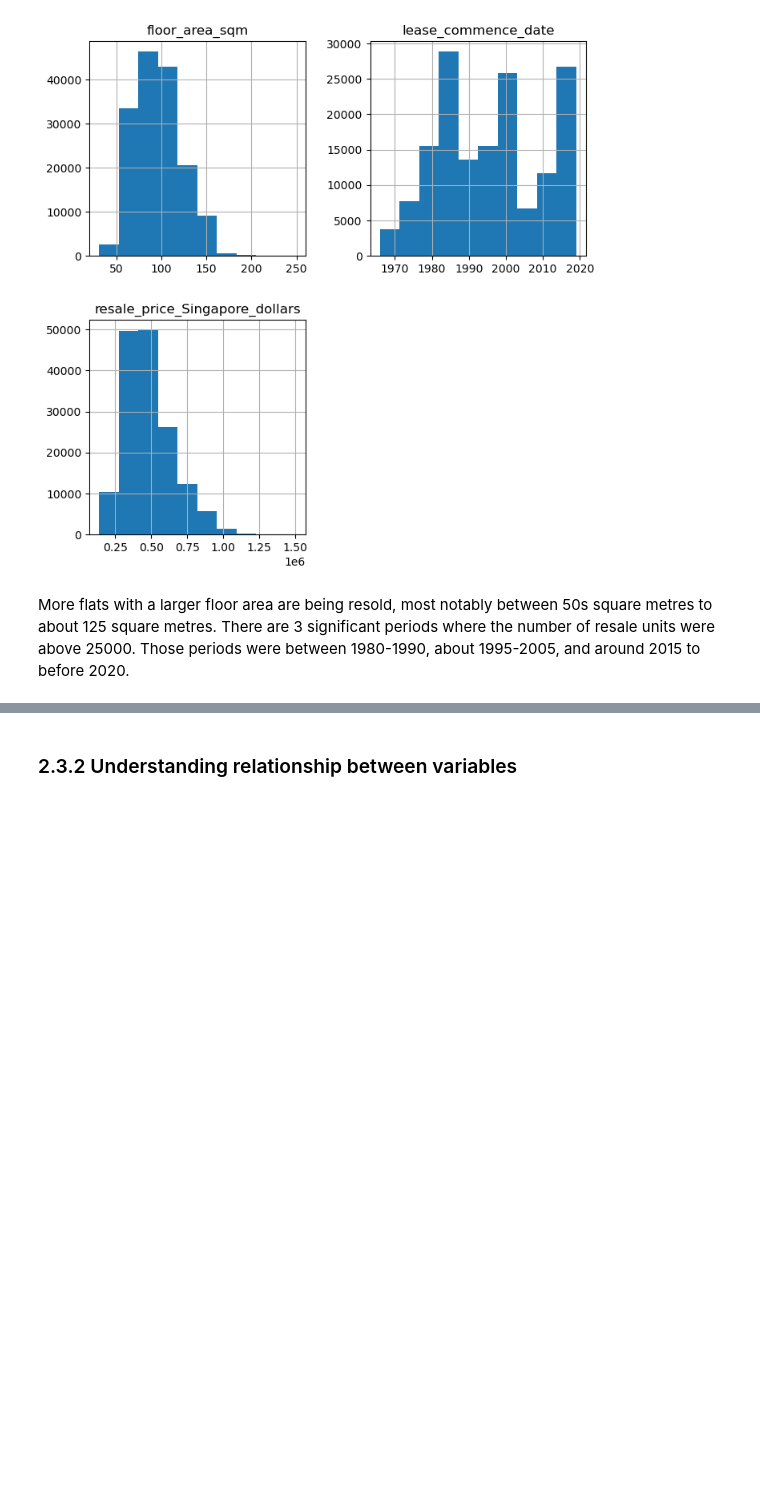
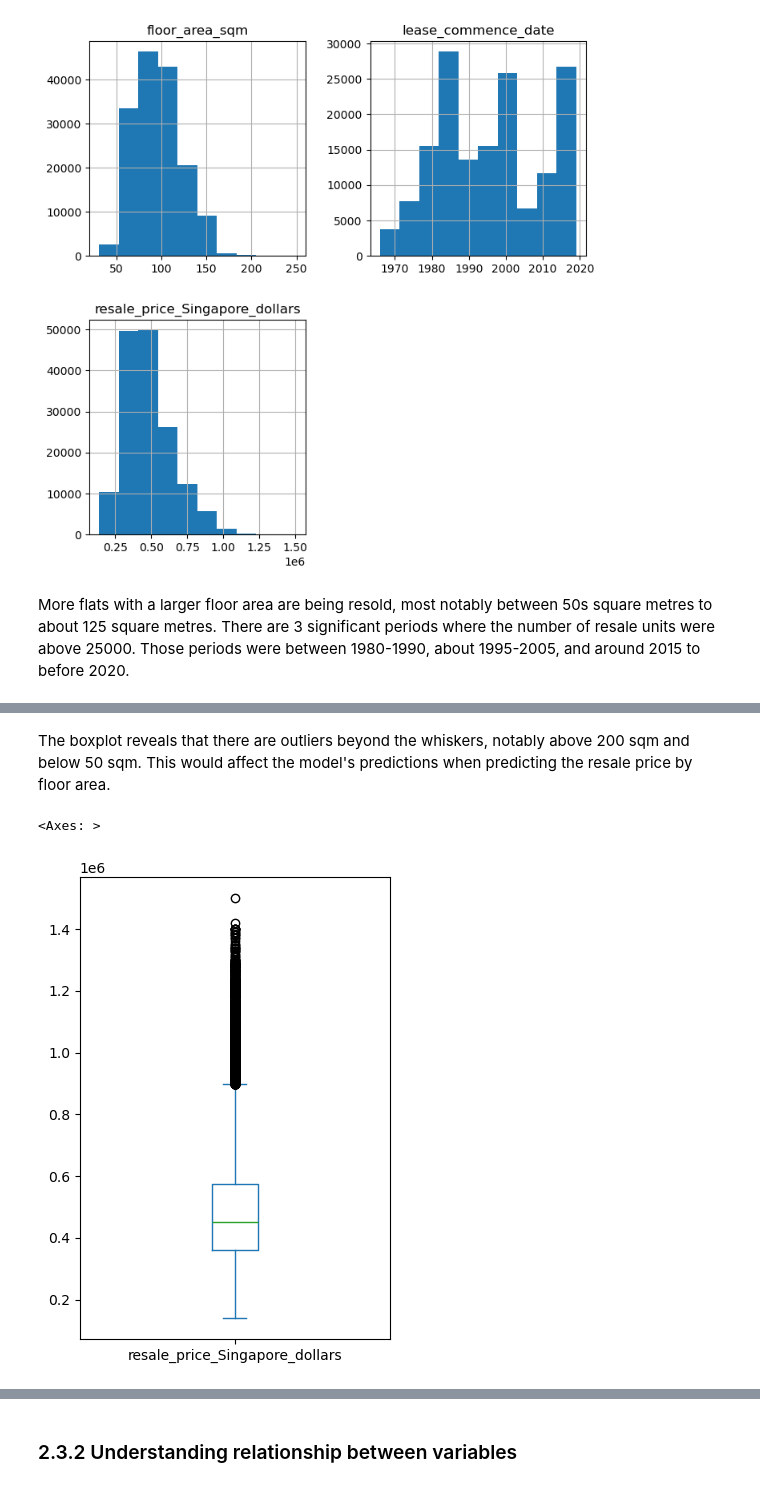
Before and after one commit to gesvda/mldp-project, a Jupyter notebook: MLDP Program Codes Submission Template.ipynb, the cells around one changed output, grey strips where cells are left out. Saved outputs shown, nothing was run; the diff lists cells and outputs as text; code cells hidden in the pictures; blank space fills up the shorter version.

```diff
--- a/MLDP Program Codes Submission Template.ipynb
+++ b/MLDP Program Codes Submission Template.ipynb
@@ -144,0 +151,7 @@ There are 3 significant periods where the number of resale units were above 2500
+# %% [markdown]
+The boxplot reveals that there are outliers beyond the whiskers, notably above 200 sqm and below 50 sqm. This would affect the model's predictions when predicting the resale price by floor area.
+# %%
+df['resale_price_Singapore_dollars'].plot(kind='box', figsize=(4,6))
+# %% [output]
+<Axes: >
+[figure, added]
```
Also changed, not shown: parts of 7 cells of this notebook.
